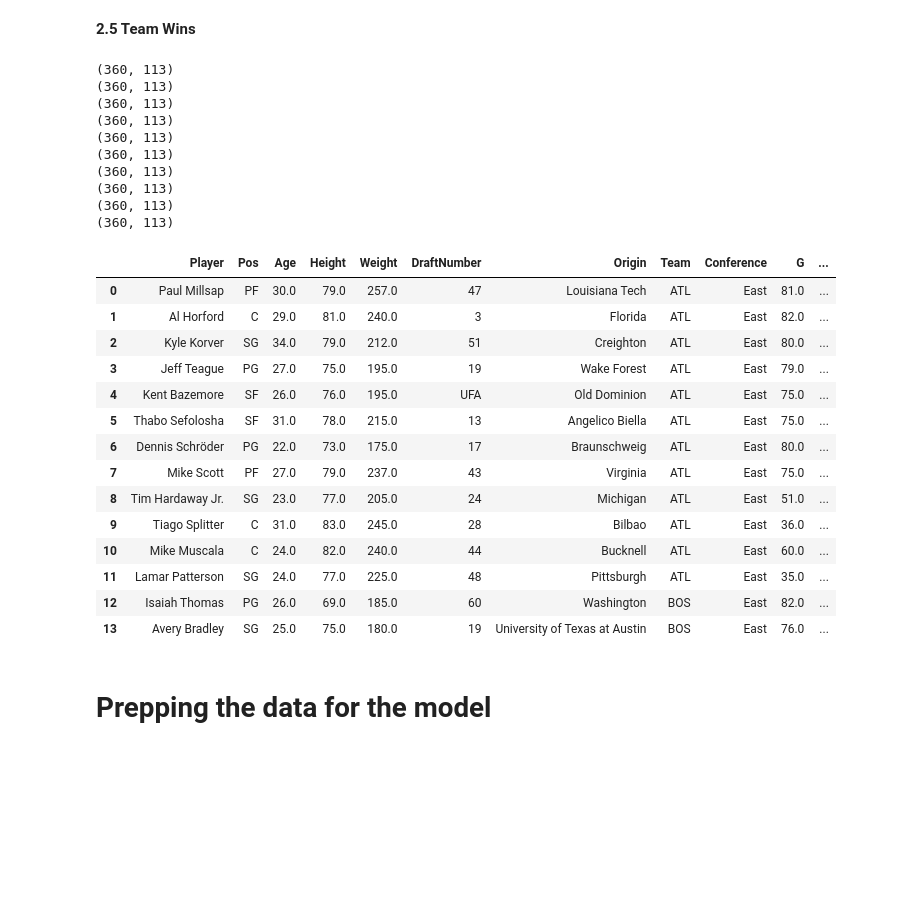
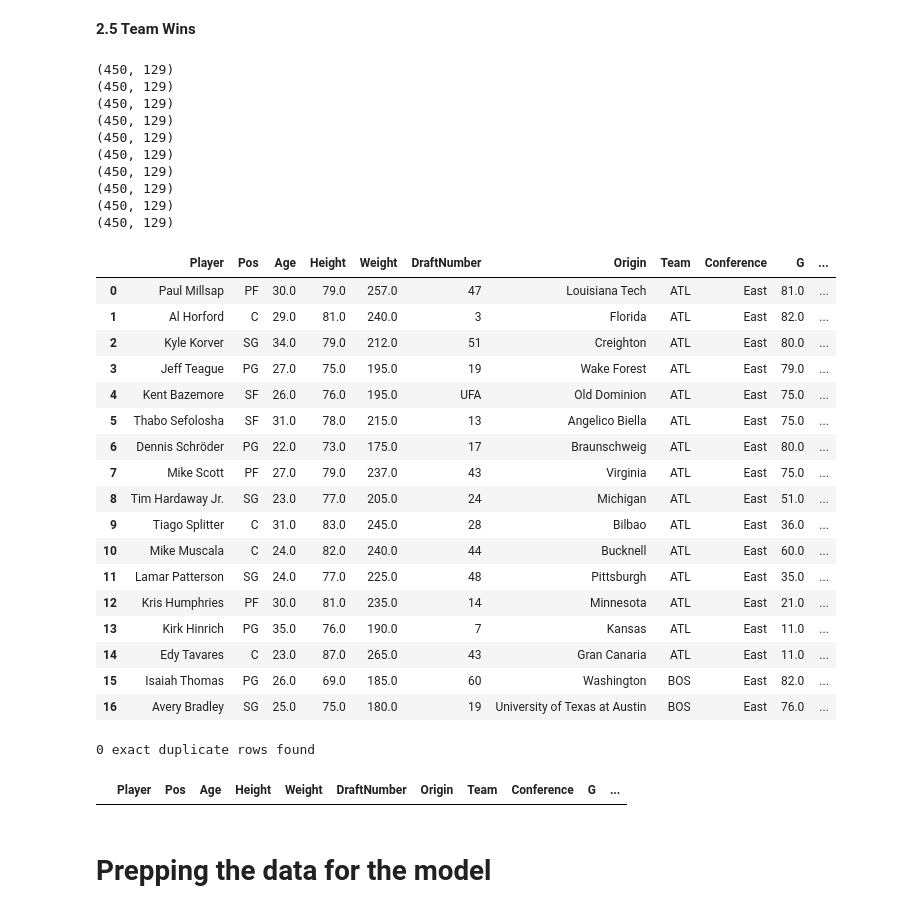
Before and after one commit to JZ-17/NESSIS, a Jupyter notebook: NESSIS.ipynb, the cells around one changed output. Cells and saved outputs as stored; diff of their text form; code cells hidden in the pictures; blank space fills up the shorter version.

```diff
--- a/NESSIS.ipynb
+++ b/NESSIS.ipynb
@@ -694,0 +835,3 @@ DataFrame 9 has 0 NaN values.
+# %%
+for i in range(len(dataframes)):
+    print(len(dataframes[i]))
@@ -809,7 +981,7 @@ for i in range(len(dataframes)):
         'FG_Per_Game', 'FGA_Per_Game', 'FG%_Per_Game',
         '3P_Per_Game', '3PA_Per_Game', '3P%_Per_Game',
         '2P_Per_Game', '2PA_Per_Game', '2P%_Per_Game',
-        'eFG%_Per_Game', 'FT_Per_Game', 'FTA_Per_Game', 'FT%_Per_Game',
+        'FT_Per_Game', 'FTA_Per_Game', 'FT%_Per_Game',
         'ORB_Per_Game', 'DRB_Per_Game', 'TRB_Per_Game',
         'AST_Per_Game', 'STL_Per_Game', 'BLK_Per_Game',
         'TOV_Per_Game', 'PF_Per_Game', 'PTS_Per_Game',
@@ -818,7 +990,7 @@ for i in range(len(dataframes)):
         'FG_Per_36', 'FGA_Per_36', 'FG%_Per_36',
         '3P_Per_36', '3PA_Per_36', '3P%_Per_36',
         '2P_Per_36', '2PA_Per_36', '2P%_Per_36',
-        'eFG%_Per_36', 'FT_Per_36', 'FTA_Per_36', 'FT%_Per_36',
+        'FT_Per_36', 'FTA_Per_36', 'FT%_Per_36',
         'ORB_Per_36', 'DRB_Per_36', 'TRB_Per_36',
         'AST_Per_36', 'STL_Per_36', 'BLK_Per_36',
         'TOV_Per_36', 'PF_Per_36', 'PTS_Per_36',
@@ -842,7 +1014,10 @@ for i in range(len(dataframes)):
         # Plus Stats
         '2P%', '3P%', 'eFG%', 'FT%',
         'FG+', '2P+', '3P+', 'eFG+', 'FT+', 'TS+',
-        'FTr+', '3PAr+', 'FG Add', 'TS Add'
+        'FTr+', '3PAr+', 'FG Add', 'TS Add',
+
+        #Totals
+        'Total_FG', 'Total_FGA', 'Total_3P', 'Total_3PA', 'Total_2P', 'Total_2PA', 'Total_FT', 'Total_FTA', 'Total_ORB', 'Total_DRB', 'Total_TRB', 'Total_AST', 'Total_STL', 'Total_BLK', 'Total_TOV', 'Total_PF', 'Total_PTS', 'Trp-Dbl'
     ]
 
     # Ensure all columns exist before reordering
@@ -863,22 +1038,28 @@ Index(['Player', 'Pos', 'Age', 'Height', 'Weight', 'DraftNumber', 'Origin',
 average_heights = [74.5, 76.5, 78.4, 80.2, 82.3]
 average_weights = [183, 200, 213, 230, 240]
 
-# Assign height and weight based on position if NaN and 'Unknwown' to DraftNumber and Origin if NaN
+valid_positions = ['PG', 'SG', 'SF', 'PF', 'C']
+
 for i in range(len(dataframes)):
     df = dataframes[i]
 
-    # Fill NaN heights and weights based on position
+    # Fill NaN height
     df['Height'] = df.apply(
-        lambda row: average_heights[['PG', 'SG', 'SF', 'PF', 'C'].index(row['Pos'])] if pd.isna(row['Height']) else row['Height'],
+        lambda row: average_heights[valid_positions.index(row['Pos'])]
+        if pd.isna(row['Height']) and row['Pos'] in valid_positions
+        else (0 if pd.isna(row['Height']) else row['Height']),
         axis=1
     )
 
+    # Fill NaN weight
     df['Weight'] = df.apply(
-        lambda row: average_weights[['PG', 'SG', 'SF', 'PF', 'C'].index(row['Pos'])] if pd.isna(row['Weight']) else row['Weight'],
+        lambda row: average_weights[valid_positions.index(row['Pos'])]
+        if pd.isna(row['Weight']) and row['Pos'] in valid_positions
+        else (0 if pd.isna(row['Weight']) else row['Weight']),
         axis=1
     )
 
-    # Fill NaN DraftNumber and Origin with 'Unknown'
+    # Fill missing categorical values with 'Unknown'
     df['DraftNumber'] = df['DraftNumber'].fillna('Unknown')
     df['Origin'] = df['Origin'].fillna('Unknown')
 
@@ -885,0 +1088,6 @@ for i in range(len(dataframes)):
+# %%
+for i, df in enumerate(dataframes):
+    unknown_rows = df[df['Player'] == 'Unknown']
+    if not unknown_rows.empty:
+        print(f"Season {i}: {len(unknown_rows)} rows with Name == 'Unknown'")
+        display(unknown_rows)
@@ -917,37 +1139,48 @@ wins_22_23 = [43, 64, 49, 27, 40, 51, 52, 53, 14, 50, 41, 48, 51, 43, 56, 44, 58
 wins_23_24 = [36, 64, 32, 21, 39, 44, 52, 57, 14, 50, 41, 48, 51, 47, 50, 46, 49, 56, 11, 50, 40, 47, 61, 49, 46, 46, 34, 25, 47, 15]
 wins_24_25 = [40, 61, 26, 19, 39, 44, 50, 52, 44, 48, 52, 48, 50, 50, 48, 37, 48, 49, 21, 51, 68, 41, 58, 36, 46, 40, 34, 30, 17, 18]
 # %%
-# Check for 12 man rosters
+# Check for 15 man rosters
 for i in range(len(dataframes)):
     print(dataframes[i].shape)
 
-dataframes[0].head(14)
+dataframes[0].head(17)
 # %% [output]
-(360, 113)
-(360, 113)
-(360, 113)
-(360, 113)
-(360, 113)
-(360, 113)
-(360, 113)
-(360, 113)
-(360, 113)
-(360, 113)
+(450, 129)
+(450, 129)
+(450, 129)
+(450, 129)
+(450, 129)
+(450, 129)
+(450, 129)
+(450, 129)
+(450, 129)
+(450, 129)
 |  | Player | Pos | Age | Height | Weight | DraftNumber | Origin | Team | Conference | G | ... |
 | 0 | Paul Millsap | PF | 30.0 | 79.0 | 257.0 | 47 | Louisiana Tech | ATL | East | 81.0 | ... |
 | 1 | Al Horford | C | 29.0 | 81.0 | 240.0 | 3 | Florida | ATL | East | 82.0 | ... |
 | 2 | Kyle Korver | SG | 34.0 | 79.0 | 212.0 | 51 | Creighton | ATL | East | 80.0 | ... |
 | 3 | Jeff Teague | PG | 27.0 | 75.0 | 195.0 | 19 | Wake Forest | ATL | East | 79.0 | ... |
 | 4 | Kent Bazemore | SF | 26.0 | 76.0 | 195.0 | UFA | Old Dominion | ATL | East | 75.0 | ... |
 | 5 | Thabo Sefolosha | SF | 31.0 | 78.0 | 215.0 | 13 | Angelico Biella | ATL | East | 75.0 | ... |
 | 6 | Dennis Schröder | PG | 22.0 | 73.0 | 175.0 | 17 | Braunschweig | ATL | East | 80.0 | ... |
 | 7 | Mike Scott | PF | 27.0 | 79.0 | 237.0 | 43 | Virginia | ATL | East | 75.0 | ... |
 | 8 | Tim Hardaway Jr. | SG | 23.0 | 77.0 | 205.0 | 24 | Michigan | ATL | East | 51.0 | ... |
 | 9 | Tiago Splitter | C | 31.0 | 83.0 | 245.0 | 28 | Bilbao | ATL | East | 36.0 | ... |
 | 10 | Mike Muscala | C | 24.0 | 82.0 | 240.0 | 44 | Bucknell | ATL | East | 60.0 | ... |
 | 11 | Lamar Patterson | SG | 24.0 | 77.0 | 225.0 | 48 | Pittsburgh | ATL | East | 35.0 | ... |
-| 12 | Isaiah Thomas | PG | 26.0 | 69.0 | 185.0 | 60 | Washington | BOS | East | 82.0 | ... |
-| 13 | Avery Bradley | SG | 25.0 | 75.0 | 180.0 | 19 | University of Texas at Austin | BOS | East | 76.0 | ... |
+| 12 | Kris Humphries | PF | 30.0 | 81.0 | 235.0 | 14 | Minnesota | ATL | East | 21.0 | ... |
+| 13 | Kirk Hinrich | PG | 35.0 | 76.0 | 190.0 | 7 | Kansas | ATL | East | 11.0 | ... |
+| 14 | Edy Tavares | C | 23.0 | 87.0 | 265.0 | 43 | Gran Canaria | ATL | East | 11.0 | ... |
+| 15 | Isaiah Thomas | PG | 26.0 | 69.0 | 185.0 | 60 | Washington | BOS | East | 82.0 | ... |
+| 16 | Avery Bradley | SG | 25.0 | 75.0 | 180.0 | 19 | University of Texas at Austin | BOS | East | 76.0 | ... |
+# %%
+# Dupe check
+duplicates = df[df.duplicated()]
+print(f"{len(duplicates)} exact duplicate rows found")
+display(duplicates)
+# %% [output]
+0 exact duplicate rows found
+|  | Player | Pos | Age | Height | Weight | DraftNumber | Origin | Team | Conference | G | ... |
 # %% [markdown]
 # Prepping the data for the model
 # %% [markdown]
```
Also changed, not shown: parts of 31 cells of this notebook, 12 other files.
